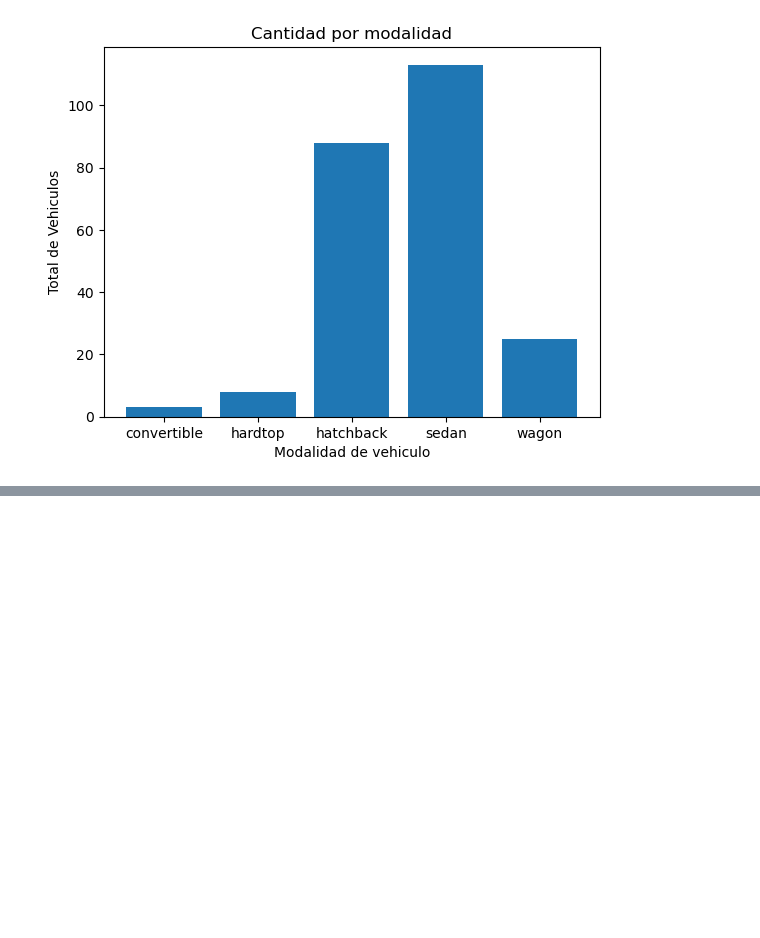
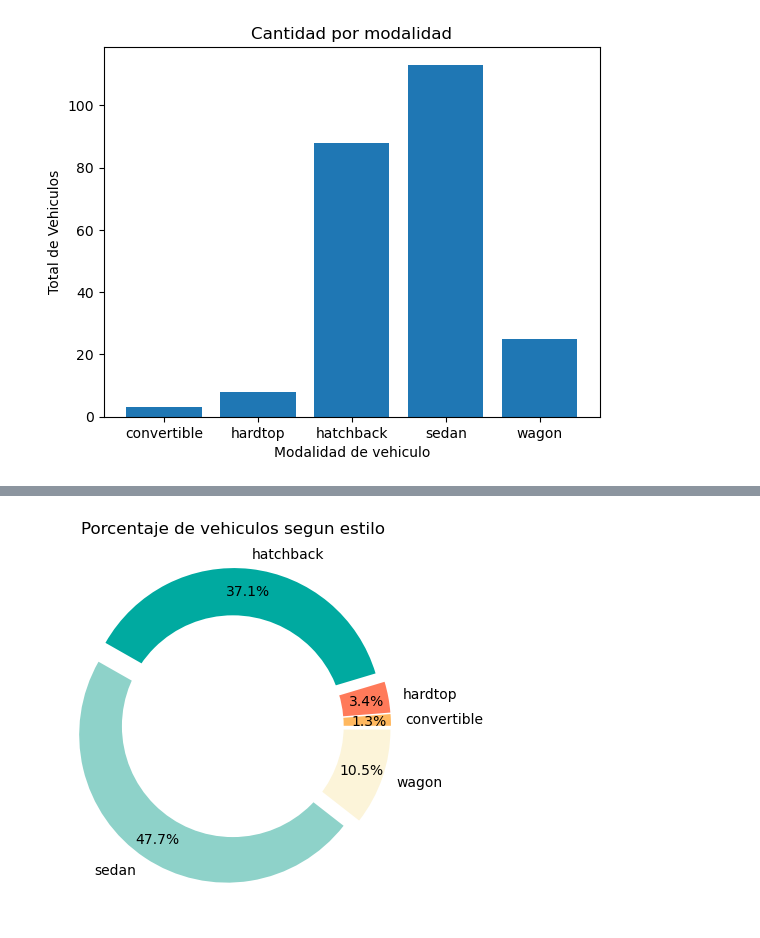
Before and after one commit to Joe13V/Analisis-Datos-CC, a Jupyter notebook: TRABAJO EN CLASE CONSOLIDADO.ipynb, the cells around one changed output, grey strips where cells are left out. Cells and saved outputs as stored; diff of their text form; code cells hidden in the pictures; blank space fills up the shorter version.

```diff
--- a/TRABAJO EN CLASE CONSOLIDADO.ipynb
+++ b/TRABAJO EN CLASE CONSOLIDADO.ipynb
@@ -791,0 +859,18 @@ plt.show()
+# %%
+# Colores del grafico: FFB85F FF7A5A 00AAA0 8ED2C9 FCF4D9
+colores = ['#FFB85F', '#FF7A5A', '#00AAA0', '#8ED2C9', '#FCF4D9']
+#Separaciones
+separacion = (0.07,0.07,0.07,0.07,0.07)
+#Creacion graficca circular
+plt.pie(data, explode=separacion, labels=estilo, autopct='%1.1f%%',pctdistance=0.85, colors=colores)
+
+#Dibujar Circulo Blanco
+circulo = plt.Circle((0,0), 0.75, fc='white')
+fig = plt.gcf()
+fig.gca().add_artist(circulo)
+
+plt.title("Porcentaje de vehiculos segun estilo")
+
+plt.show()
+# %% [output]
+[figure, added]
```
Also changed, not shown: parts of 6 cells of this notebook.
